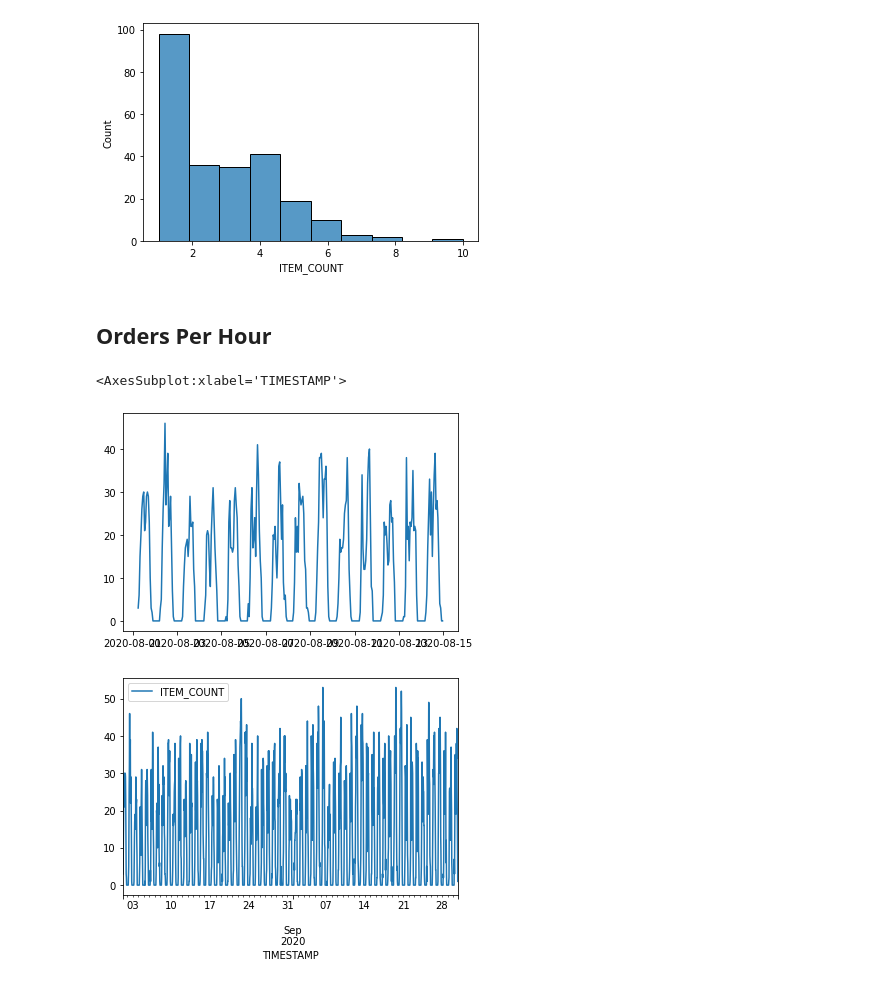
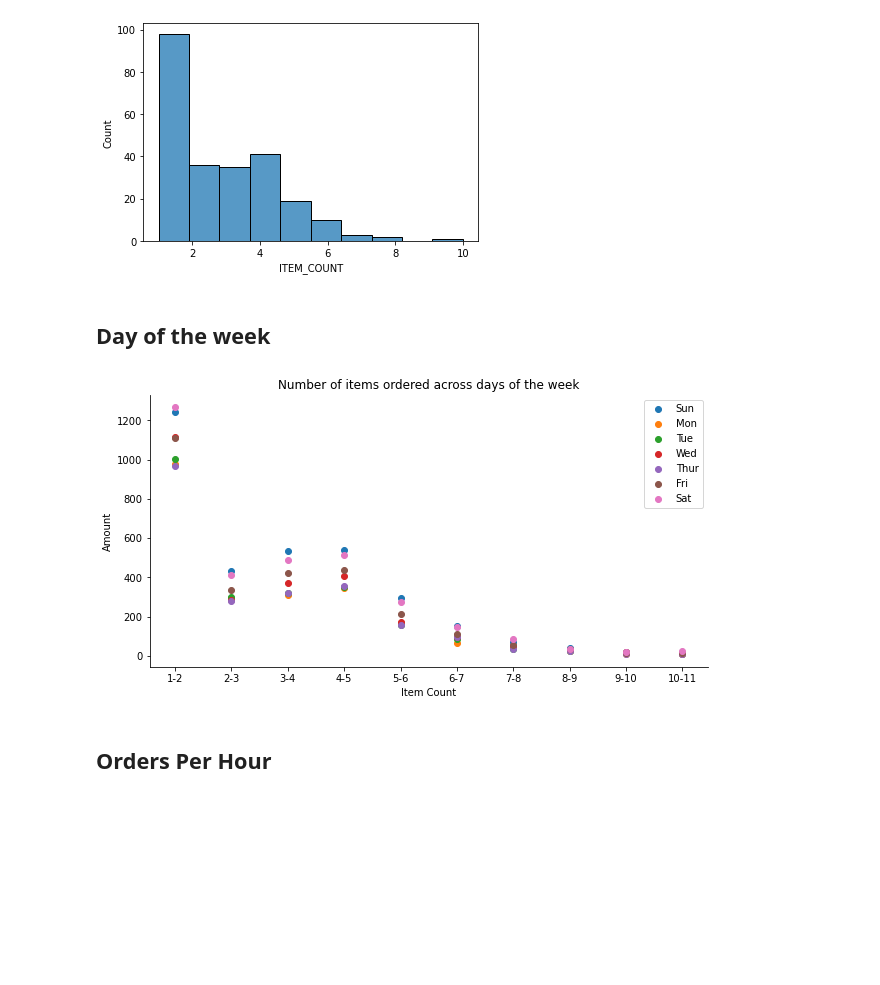
Before and after one commit to dmuiruri/woltorders, a Jupyter notebook: WoltProject.ipynb, the cells around one changed output. Drawn from its saved outputs; the diff is of its cells as text; code cells hidden in the pictures; blank space fills up the shorter version.

```diff
--- a/WoltProject.ipynb
+++ b/WoltProject.ipynb
@@ -83,16 +98,40 @@ sns.histplot(data=data.loc['08/20/2020']['ITEM_COUNT'])
 # %% [output]
 <AxesSubplot:xlabel='ITEM_COUNT', ylabel='Count'>
 [figure]
+# %% [markdown]
+## Day of the week
+# %%
+# day of the week
+data['DayOfWeek'] = pd.Series(data.index, index=data.index).dt.day_name()
+# %%
+day_of_week_item_count = pd.DataFrame({'Sun':np.histogram(data['ITEM_COUNT'][data['DayOfWeek'] == 'Sunday'])[0],
+                                       'Mon':np.histogram(data['ITEM_COUNT'][data['DayOfWeek'] == 'Monday'])[0],
+                                       'Tue':np.histogram(data['ITEM_COUNT'][data['DayOfWeek'] == 'Tuesday'])[0],
+                                       'Wed':np.histogram(data['ITEM_COUNT'][data['DayOfWeek'] == 'Wednesday'])[0],
+                                       'Thur':np.histogram(data['ITEM_COUNT'][data['DayOfWeek'] == 'Thursday'])[0],
+                                       'Fri':np.histogram(data['ITEM_COUNT'][data['DayOfWeek'] == 'Friday'])[0],
+                                       'Sat':np.histogram(data['ITEM_COUNT'][data['DayOfWeek'] == 'Saturday'])[0]
+                                     })
+histindex = ['1-2', '2-3', '3-4', '4-5', '5-6', '6-7', '7-8', '8-9', '9-10', '10-11']
+day_of_week_item_count.index=histindex
+
+fig, ax = plt.subplots(figsize=(10,5))
+ax.spines['right'].set_visible(False)
+ax.spines['top'].set_visible(False)
+ax.spines['top'].set_visible(False)
+ax.set_ylabel('Amount')
+ax.set_xlabel('Item Count')
+ax.set_title('Number of items ordered across days of the week')
+# ax.spines['left'].set_visible(False)
+ax.plot(day_of_week_item_count['Sun'], 'o', label='Sun')
+ax.plot(day_of_week_item_count['Mon'], 'o', label='Mon')
+ax.plot(day_of_week_item_count['Tue'], 'o', label='Tue')
+ax.plot(day_of_week_item_count['Wed'], 'o', label='Wed')
+ax.plot(day_of_week_item_count['Thur'], 'o', label='Thur')
+ax.plot(day_of_week_item_count['Fri'], 'o', label='Fri')
+ax.plot(day_of_week_item_count['Sat'], 'o', label='Sat')
+_=ax.legend()
+# %% [output]
+[figure, added]
 # %% [markdown]
 ## Orders Per Hour
-# %%
-# Hourly data resampling
-orders_per_hour = data[['ITEM_COUNT']].resample('H').count()
-# d_hourly data[['ITEM_COUNT', 'USER_VENUE_DIST']].resample('H').count()
-fig, ax = plt.subplots()
-ax.plot(orders_per_hour.loc['08/01/2020': '08/14/2020'])
-orders_per_hour.plot()
-# %% [output]
-<AxesSubplot:xlabel='TIMESTAMP'>
-[figure, removed]
-[figure, removed]
```
Also changed, not shown: parts of 21 cells of this notebook, 2 other files.
